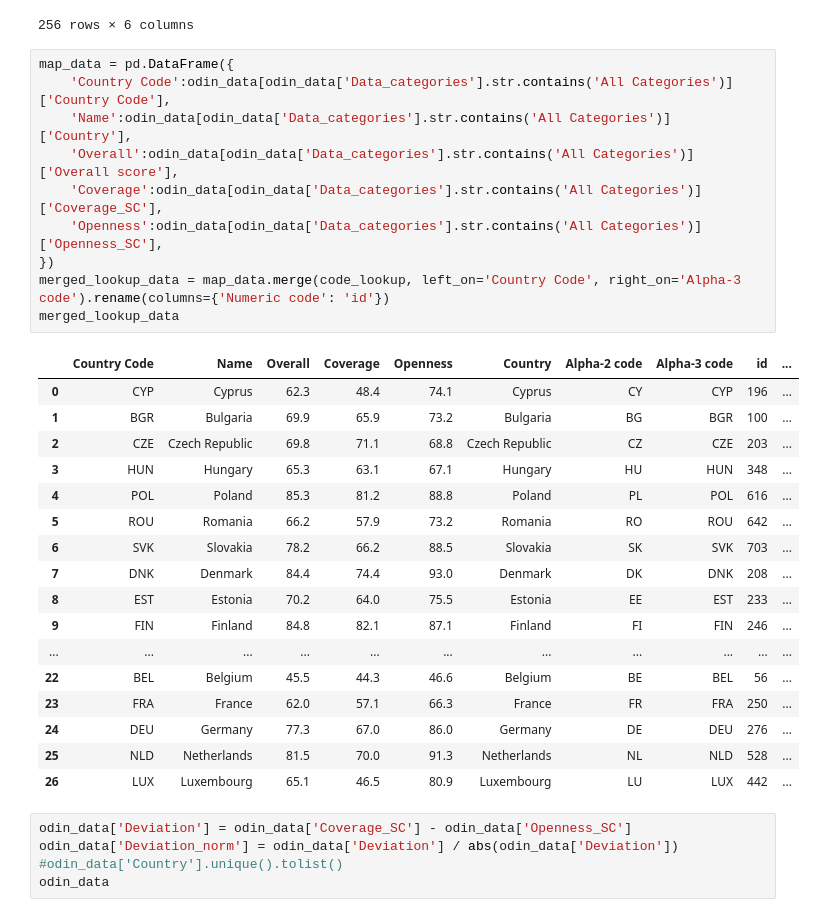
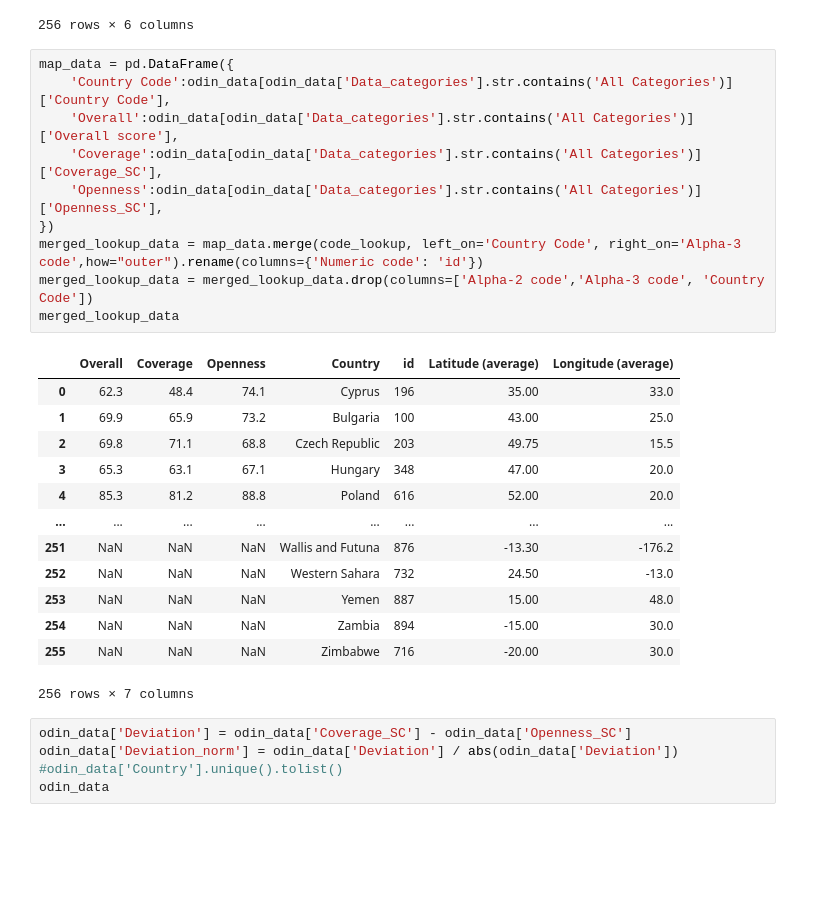
Before and after one commit to miriwie/ODIN-Viz, a Jupyter notebook: project.ipynb, the cells around one changed output. Saved outputs shown, nothing was run; the diff lists cells and outputs as text; blank space fills up the shorter version.

Commit message:
add country names

```diff
--- a/project.ipynb
+++ b/project.ipynb
@@ -42,31 +42,27 @@ code_lookup
 # %%
 map_data = pd.DataFrame({
     'Country Code':odin_data[odin_data['Data_categories'].str.contains('All Categories')] ['Country Code'],
-    'Name':odin_data[odin_data['Data_categories'].str.contains('All Categories')] ['Country'],
     'Overall':odin_data[odin_data['Data_categories'].str.contains('All Categories')] ['Overall score'],
     'Coverage':odin_data[odin_data['Data_categories'].str.contains('All Categories')] ['Coverage_SC'],
     'Openness':odin_data[odin_data['Data_categories'].str.contains('All Categories')] ['Openness_SC'],
 })
-merged_lookup_data = map_data.merge(code_lookup, left_on='Country Code', right_on='Alpha-3 code').rename(columns={'Numeric code': 'id'})
+merged_lookup_data = map_data.merge(code_lookup, left_on='Country Code', right_on='Alpha-3 code',how="outer").rename(columns={'Numeric code': 'id'})
+merged_lookup_data = merged_lookup_data.drop(columns=['Alpha-2 code','Alpha-3 code', 'Country Code'])
 merged_lookup_data
 # %% [output]
-|  | Country Code | Name | Overall | Coverage | Openness | Country | Alpha-2 code | Alpha-3 code | id | ... |
-| 0 | CYP | Cyprus | 62.3 | 48.4 | 74.1 | Cyprus | CY | CYP | 196 | ... |
-| 1 | BGR | Bulgaria | 69.9 | 65.9 | 73.2 | Bulgaria | BG | BGR | 100 | ... |
-| 2 | CZE | Czech Republic | 69.8 | 71.1 | 68.8 | Czech Republic | CZ | CZE | 203 | ... |
-| 3 | HUN | Hungary | 65.3 | 63.1 | 67.1 | Hungary | HU | HUN | 348 | ... |
-| 4 | POL | Poland | 85.3 | 81.2 | 88.8 | Poland | PL | POL | 616 | ... |
-| 5 | ROU | Romania | 66.2 | 57.9 | 73.2 | Romania | RO | ROU | 642 | ... |
-| 6 | SVK | Slovakia | 78.2 | 66.2 | 88.5 | Slovakia | SK | SVK | 703 | ... |
-| 7 | DNK | Denmark | 84.4 | 74.4 | 93.0 | Denmark | DK | DNK | 208 | ... |
-| 8 | EST | Estonia | 70.2 | 64.0 | 75.5 | Estonia | EE | EST | 233 | ... |
-| 9 | FIN | Finland | 84.8 | 82.1 | 87.1 | Finland | FI | FIN | 246 | ... |
-| ... | ... | ... | ... | ... | ... | ... | ... | ... | ... | ... |
-| 22 | BEL | Belgium | 45.5 | 44.3 | 46.6 | Belgium | BE | BEL | 56 | ... |
-| 23 | FRA | France | 62.0 | 57.1 | 66.3 | France | FR | FRA | 250 | ... |
-| 24 | DEU | Germany | 77.3 | 67.0 | 86.0 | Germany | DE | DEU | 276 | ... |
-| 25 | NLD | Netherlands | 81.5 | 70.0 | 91.3 | Netherlands | NL | NLD | 528 | ... |
-| 26 | LUX | Luxembourg | 65.1 | 46.5 | 80.9 | Luxembourg | LU | LUX | 442 | ... |
+|  | Overall | Coverage | Openness | Country | id | Latitude (average) | Longitude (average) |
+| 0 | 62.3 | 48.4 | 74.1 | Cyprus | 196 | 35.00 | 33.0 |
+| 1 | 69.9 | 65.9 | 73.2 | Bulgaria | 100 | 43.00 | 25.0 |
+| 2 | 69.8 | 71.1 | 68.8 | Czech Republic | 203 | 49.75 | 15.5 |
+| 3 | 65.3 | 63.1 | 67.1 | Hungary | 348 | 47.00 | 20.0 |
+| 4 | 85.3 | 81.2 | 88.8 | Poland | 616 | 52.00 | 20.0 |
+| ... | ... | ... | ... | ... | ... | ... | ... |
+| 251 | NaN | NaN | NaN | Wallis and Futuna | 876 | -13.30 | -176.2 |
+| 252 | NaN | NaN | NaN | Western Sahara | 732 | 24.50 | -13.0 |
+| 253 | NaN | NaN | NaN | Yemen | 887 | 15.00 | 48.0 |
+| 254 | NaN | NaN | NaN | Zambia | 894 | -15.00 | 30.0 |
+| 255 | NaN | NaN | NaN | Zimbabwe | 716 | -20.00 | 30.0 |
+256 rows × 7 columns
 # %%
 odin_data['Deviation'] = odin_data['Coverage_SC'] - odin_data['Openness_SC']
 odin_data['Deviation_norm'] = odin_data['Deviation'] / abs(odin_data['Deviation'])
```
Also changed, not shown: parts of 3 cells of this notebook, 1 other file.
